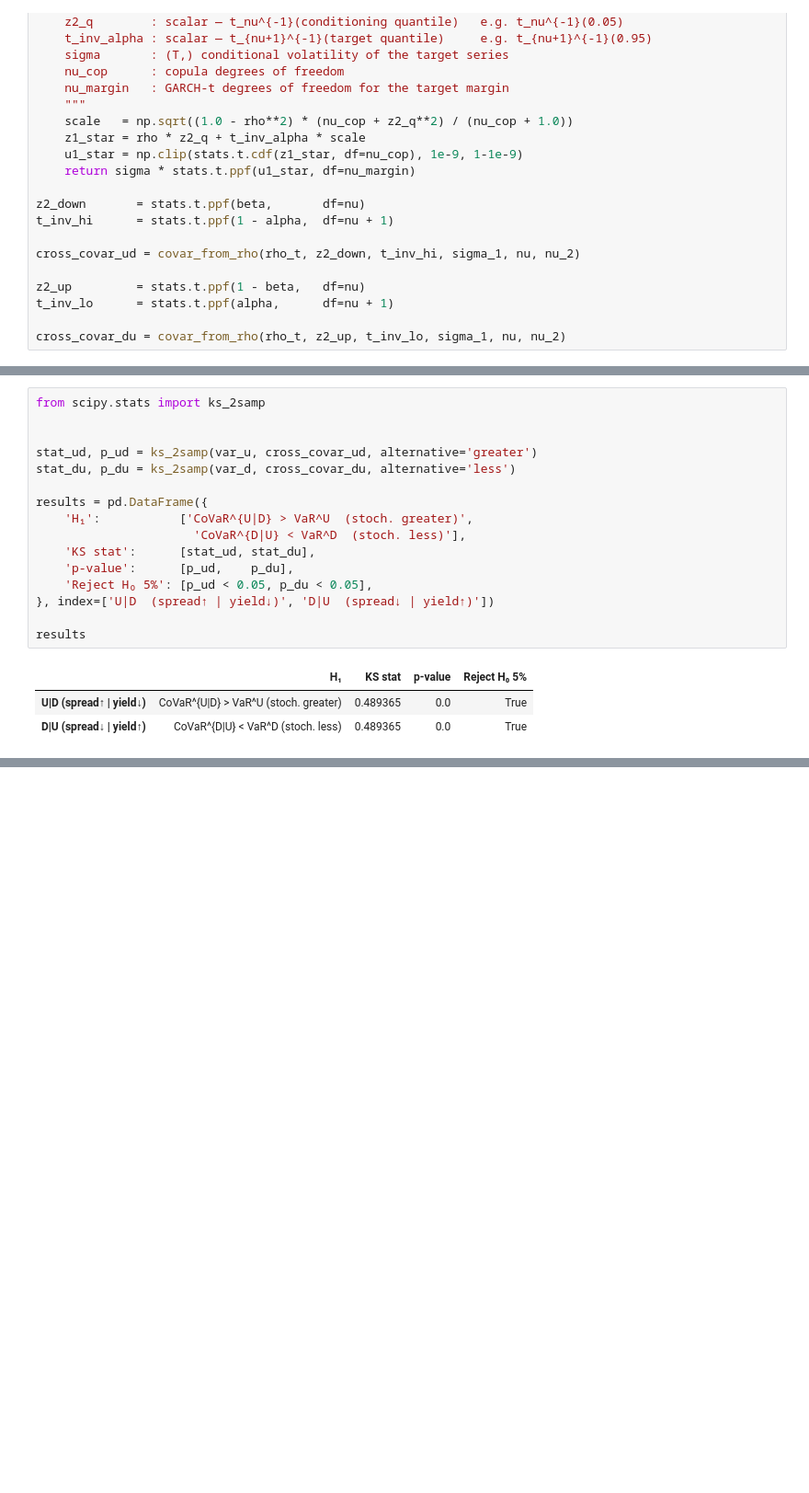
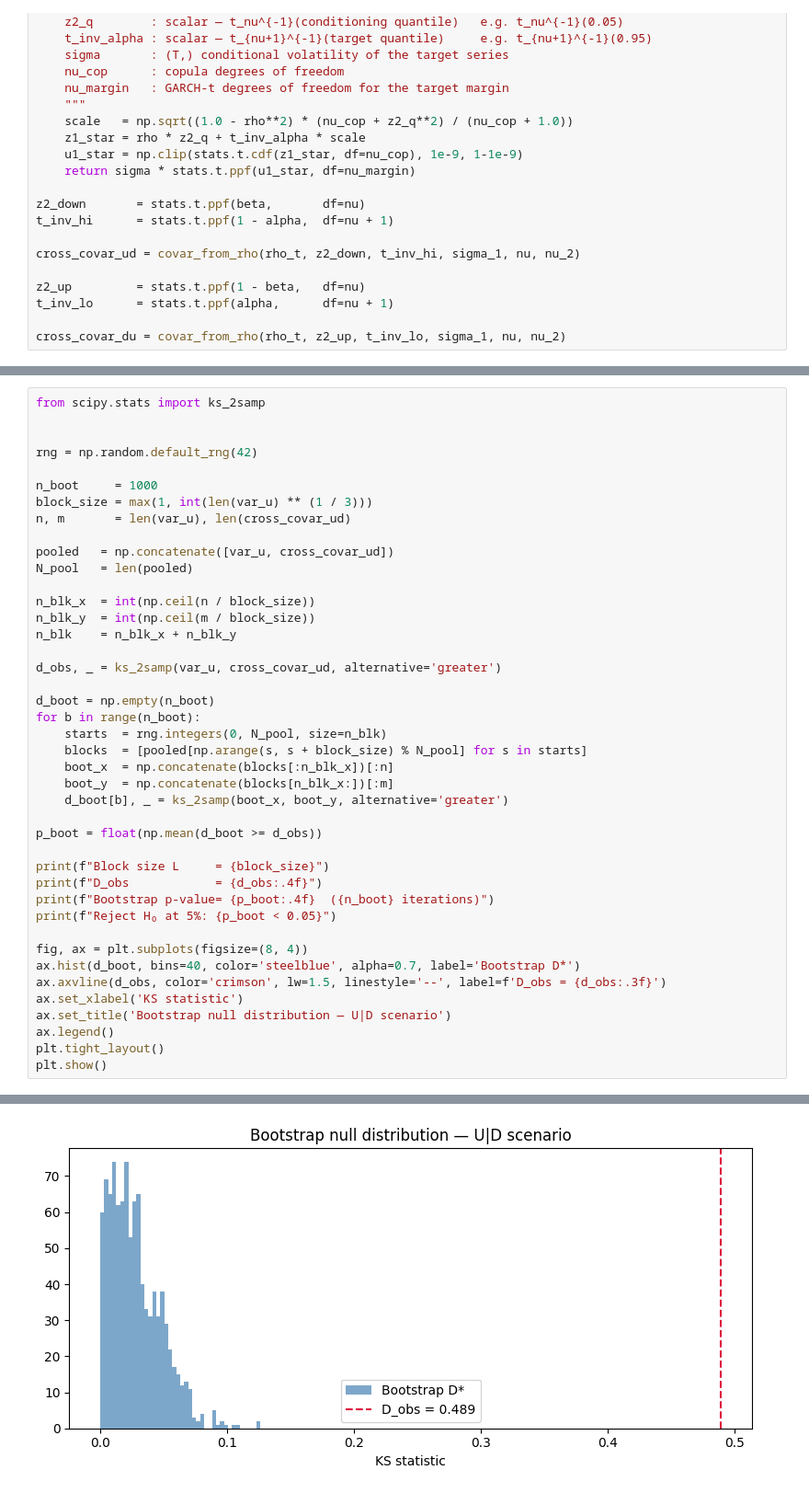
Before and after one commit to princebelkovetz/credit-market-risk, a Jupyter notebook: research/covar_calculation.ipynb, the cells around one changed output, grey strips where cells are left out. Shown at 92% size. Drawn from its saved outputs; the diff is of its cells as text; blank space fills up the shorter version.

Commit message:
KS test issue fixed. Bootstrapping procedure added

```diff
--- a/research/covar_calculation.ipynb
+++ b/research/covar_calculation.ipynb
@@ -152,19 +153,42 @@ D|U: $Cross-CoVaR^{D|U}$ стохастически меньше $VaR^D$ — п
 from scipy.stats import ks_2samp
 
 
-stat_ud, p_ud = ks_2samp(var_u, cross_covar_ud, alternative='greater')
-stat_du, p_du = ks_2samp(var_d, cross_covar_du, alternative='less')
+rng = np.random.default_rng(42)
 
-results = pd.DataFrame({
-    'H₁':           ['CoVaR^{U|D} > VaR^U  (stoch. greater)',
-                      'CoVaR^{D|U} < VaR^D  (stoch. less)'],
-    'KS stat':      [stat_ud, stat_du],
-    'p-value':      [p_ud,    p_du],
-    'Reject H₀ 5%': [p_ud < 0.05, p_du < 0.05],
-}, index=['U|D  (spread↑ | yield↓)', 'D|U  (spread↓ | yield↑)'])
+n_boot     = 1000
+block_size = max(1, int(len(var_u) ** (1 / 3)))
+n, m       = len(var_u), len(cross_covar_ud)
 
-results
+pooled   = np.concatenate([var_u, cross_covar_ud])
+N_pool   = len(pooled)
+
+n_blk_x  = int(np.ceil(n / block_size))
+n_blk_y  = int(np.ceil(m / block_size))
+n_blk    = n_blk_x + n_blk_y
+
+d_obs, _ = ks_2samp(var_u, cross_covar_ud, alternative='greater')
+
+d_boot = np.empty(n_boot)
+for b in range(n_boot):
+    starts  = rng.integers(0, N_pool, size=n_blk)
+    blocks  = [pooled[np.arange(s, s + block_size) % N_pool] for s in starts]
+    boot_x  = np.concatenate(blocks[:n_blk_x])[:n]
+    boot_y  = np.concatenate(blocks[n_blk_x:])[:m]
+    d_boot[b], _ = ks_2samp(boot_x, boot_y, alternative='greater')
+
+p_boot = float(np.mean(d_boot >= d_obs))
+
+print(f"Block size L     = {block_size}")
+print(f"D_obs            = {d_obs:.4f}")
+print(f"Bootstrap p-value= {p_boot:.4f}  ({n_boot} iterations)")
+print(f"Reject H₀ at 5%: {p_boot < 0.05}")
+
+fig, ax = plt.subplots(figsize=(8, 4))
+ax.hist(d_boot, bins=40, color='steelblue', alpha=0.7, label='Bootstrap D*')
+ax.axvline(d_obs, color='crimson', lw=1.5, linestyle='--', label=f'D_obs = {d_obs:.3f}')
+ax.set_xlabel('KS statistic')
+ax.set_title('Bootstrap null distribution — U|D scenario')
+ax.legend()
+plt.tight_layout()
+plt.show()
 # %% [output]
-|  | H₁ | KS stat | p-value | Reject H₀ 5% |
-| U|D (spread↑ | yield↓) | CoVaR^{U|D} > VaR^U (stoch. greater) | 0.489365 | 0.0 | True |
-| D|U (spread↓ | yield↑) | CoVaR^{D|U} < VaR^D (stoch. less) | 0.489365 | 0.0 | True |
@@ -170,0 +199 @@ results
+[figure, added]
```
Also changed, not shown: parts of 4 cells of this notebook.
